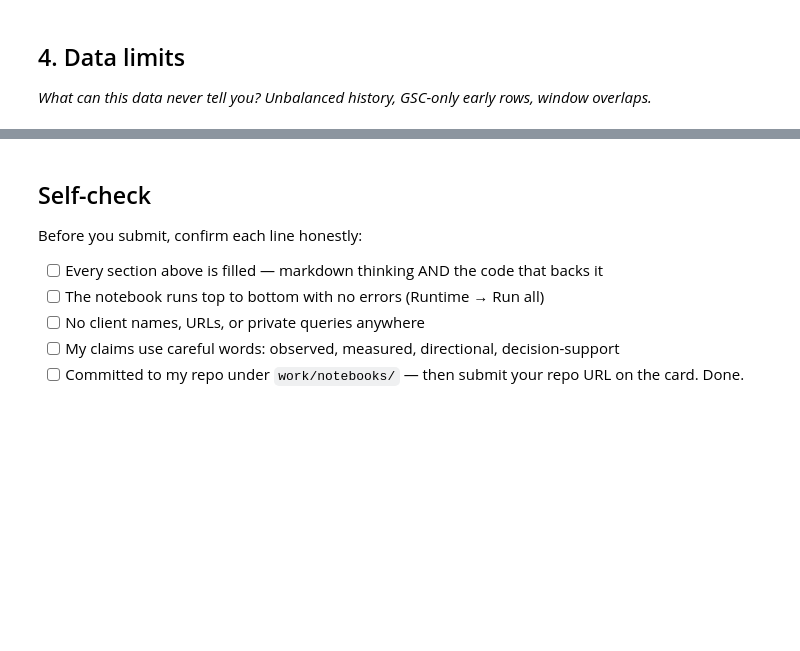
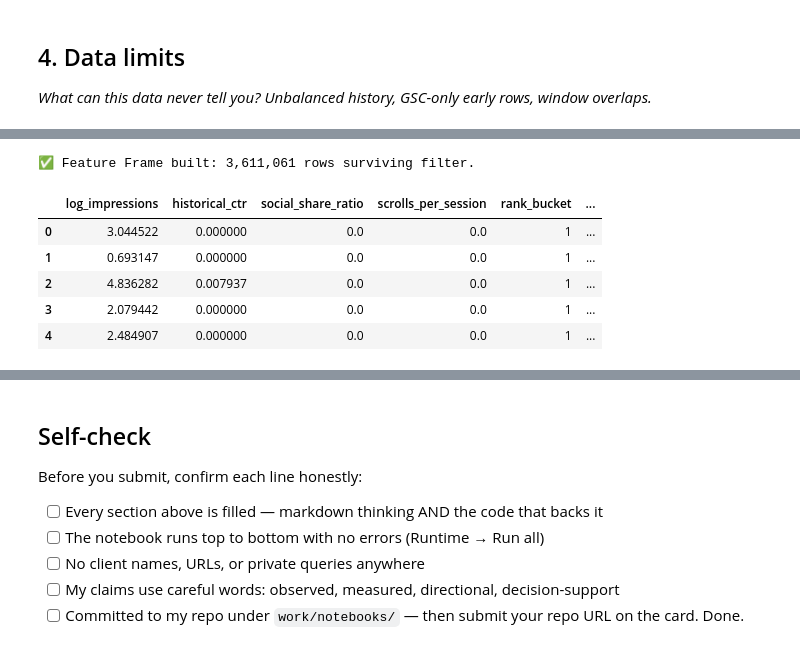
Before and after one commit to Aishwarya00608/FlyRank_Assignment, a Jupyter notebook: work/notebooks/w03_data_contract.ipynb, the cells around one changed output, grey strips where cells are left out. Saved outputs shown, nothing was run; the diff lists cells and outputs as text; code cells hidden in the pictures; blank space fills up the shorter version.

```diff
--- a/work/notebooks/w03_data_contract.ipynb
+++ b/work/notebooks/w03_data_contract.ipynb
@@ -36,0 +183,42 @@ This skeleton is yours to fill. Work the sections **in order** — each one has
+# %%
+# Auto-detecting Feature Query
+cols = [r[0] for r in con.execute("DESCRIBE df_march").fetchall()]
+
+imp_col = "gsc_impressions" if "gsc_impressions" in cols else "impressions"
+click_col = "gsc_clicks" if "gsc_clicks" in cols else "clicks"
+pos_col = "gsc_avg_position" if "gsc_avg_position" in cols else "position"
+sess_tot = "sessions_total" if "sessions_total" in cols else ("sessions" if "sessions" in cols else "1")
+sess_soc = "sessions_social" if "sessions_social" in cols else "0"
+scrolls = "scroll_events" if "scroll_events" in cols else "0"
+
+feature_query = f"""
+    SELECT
+        content_hash_id,
+        client_hash_id,
+        CASE WHEN {pos_col} <= 10.0 THEN 1 ELSE 0 END AS target_page_one,
+        LN(COALESCE({imp_col}, 0) + 1.0) AS log_impressions,
+        (COALESCE({click_col}, 0) * 1.0 / (COALESCE({imp_col}, 0) + 1.0)) AS historical_ctr,
+        (COALESCE({sess_soc}, 0) * 1.0 / (COALESCE({sess_tot}, 0) + 1.0)) AS social_share_ratio,
+        (COALESCE({scrolls}, 0) * 1.0 / (COALESCE({sess_tot}, 0) + 1.0)) AS scrolls_per_session,
+        CASE
+            WHEN {pos_col} <= 10.0 THEN 1
+            WHEN {pos_col} <= 20.0 THEN 2
+            ELSE 3
+        END AS rank_bucket
+    FROM df_march
+    WHERE gsc_data_available IS TRUE
+"""
+
+df_features = con.execute(feature_query).df()
+feature_cols = ["log_impressions", "historical_ctr", "social_share_ratio", "scrolls_per_session", "rank_bucket"]
+
+print(f"✅ Feature Frame built: {len(df_features):,} rows surviving filter.")
+df_features[feature_cols + ["target_page_one"]].head()
+# %% [output]
+✅ Feature Frame built: 3,611,061 rows surviving filter.
+|  | log_impressions | historical_ctr | social_share_ratio | scrolls_per_session | rank_bucket | ... |
+| 0 | 3.044522 | 0.000000 | 0.0 | 0.0 | 1 | ... |
+| 1 | 0.693147 | 0.000000 | 0.0 | 0.0 | 1 | ... |
+| 2 | 4.836282 | 0.007937 | 0.0 | 0.0 | 1 | ... |
+| 3 | 2.079442 | 0.000000 | 0.0 | 0.0 | 1 | ... |
+| 4 | 2.484907 | 0.000000 | 0.0 | 0.0 | 1 | ... |
```
Also changed, not shown: parts of 10 cells of this notebook.
